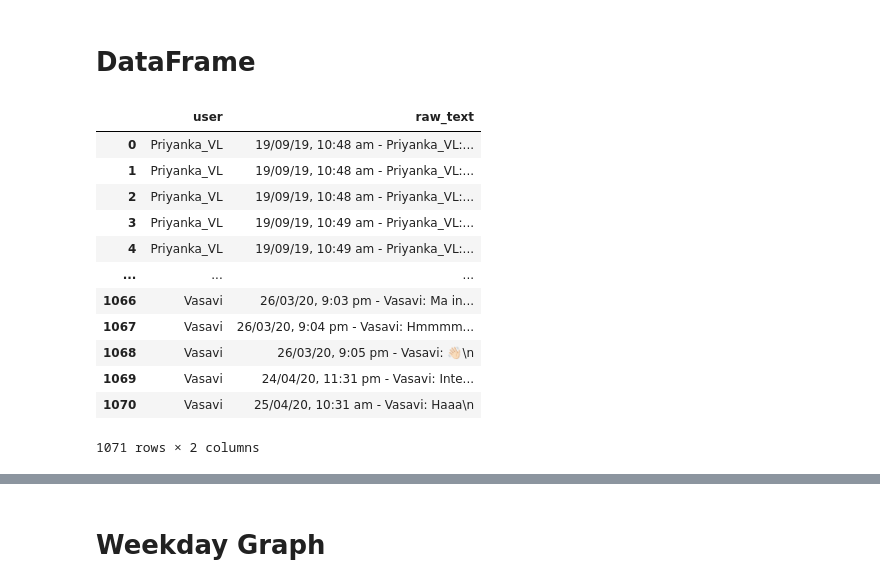
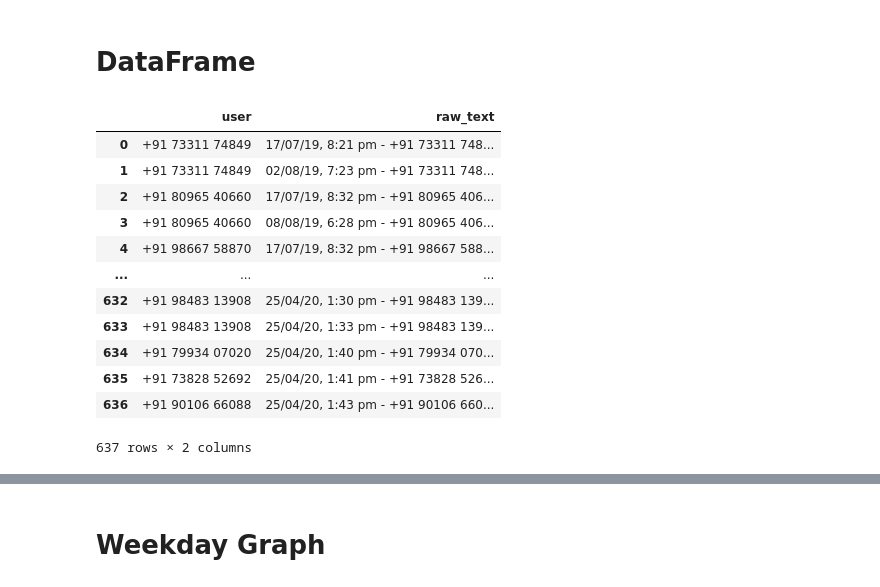
Before and after one commit to SriSatyaLokesh/some-app-for-whatsapp, a Jupyter notebook: notebooks/analytics/Visualization_Vasavi.ipynb, the cells around one changed output, grey strips where cells are left out. Cells and saved outputs as stored; diff of their text form; code cells hidden in the pictures.

```diff
--- a/notebooks/analytics/Visualization_Vasavi.ipynb
+++ b/notebooks/analytics/Visualization_Vasavi.ipynb
@@ -33,46 +33,46 @@ class Cleaner:
           try:
             raw_texts[-1] += line
           except Exception as err:
             # print(line,raw_texts)
             # print(err)
             pass
 
     return raw_texts
 
   def _get_data(self):
     raw_texts = self._clean_data()
     raw_messages = dict()
     for line in raw_texts:
       date_split = line.split(' - ')
       user_split = date_split[1].split(':')
       user = user_split[0]
       if user not in raw_messages:
         raw_messages[user] = [line]
       else:
         raw_messages[user].append(line)
 
     df = pd.DataFrame({'user': list(chainer(repeat(k, len(v)) for k,v in raw_messages.items())),
                    'raw_text': list(chainer(raw_messages.values()))})
     return df
 
-chat_file = "WhatsApp Chat with Priyanka_VL.txt"
+chat_file = "WhatsApp Chat with CSE 2K16-2K20_VASAVI.txt"
 clean = Cleaner(chat_file)
 df = clean._get_data()
 df
 # %% [output]
 |  | user | raw_text |
-| 0 | Priyanka_VL | 19/09/19, 10:48 am - Priyanka_VL:... |
-| 1 | Priyanka_VL | 19/09/19, 10:48 am - Priyanka_VL:... |
-| 2 | Priyanka_VL | 19/09/19, 10:48 am - Priyanka_VL:... |
-| 3 | Priyanka_VL | 19/09/19, 10:49 am - Priyanka_VL:... |
-| 4 | Priyanka_VL | 19/09/19, 10:49 am - Priyanka_VL:... |
+| 0 | +91 73311 74849 | 17/07/19, 8:21 pm - +91 73311 748... |
+| 1 | +91 73311 74849 | 02/08/19, 7:23 pm - +91 73311 748... |
+| 2 | +91 80965 40660 | 17/07/19, 8:32 pm - +91 80965 406... |
+| 3 | +91 80965 40660 | 08/08/19, 6:28 pm - +91 80965 406... |
+| 4 | +91 98667 58870 | 17/07/19, 8:32 pm - +91 98667 588... |
 | ... | ... | ... |
-| 1066 | Vasavi | 26/03/20, 9:03 pm - Vasavi: Ma in... |
-| 1067 | Vasavi | 26/03/20, 9:04 pm - Vasavi: Hmmmm... |
-| 1068 | Vasavi | 26/03/20, 9:05 pm - Vasavi: 👋🏻\n |
-| 1069 | Vasavi | 24/04/20, 11:31 pm - Vasavi: Inte... |
-| 1070 | Vasavi | 25/04/20, 10:31 am - Vasavi: Haaa\n |
+| 632 | +91 98483 13908 | 25/04/20, 1:30 pm - +91 98483 139... |
+| 633 | +91 98483 13908 | 25/04/20, 1:33 pm - +91 98483 139... |
+| 634 | +91 79934 07020 | 25/04/20, 1:40 pm - +91 79934 070... |
+| 635 | +91 73828 52692 | 25/04/20, 1:41 pm - +91 73828 526... |
+| 636 | +91 90106 66088 | 25/04/20, 1:43 pm - +91 90106 660... |
-1071 rows × 2 columns
+637 rows × 2 columns
 # %%
 from string import digits
 df["raw_message"] = df.apply(lambda df : "".join(df['raw_text'].split(":")[2:]),axis=1)
```
Also changed, not shown: parts of 5 cells of this notebook.
